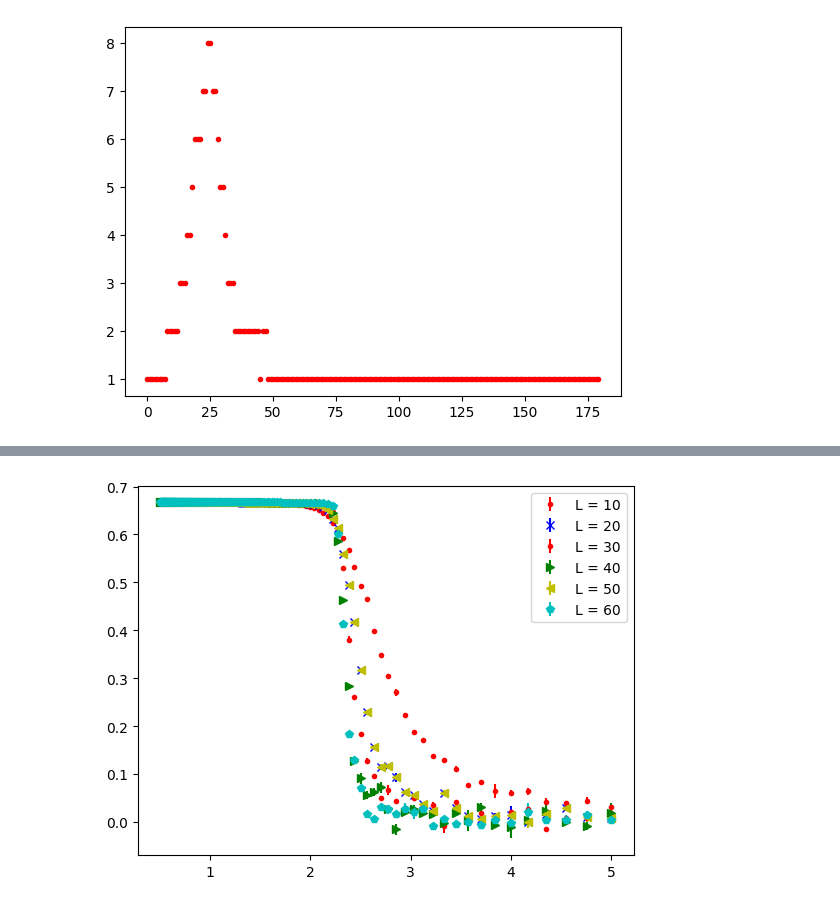
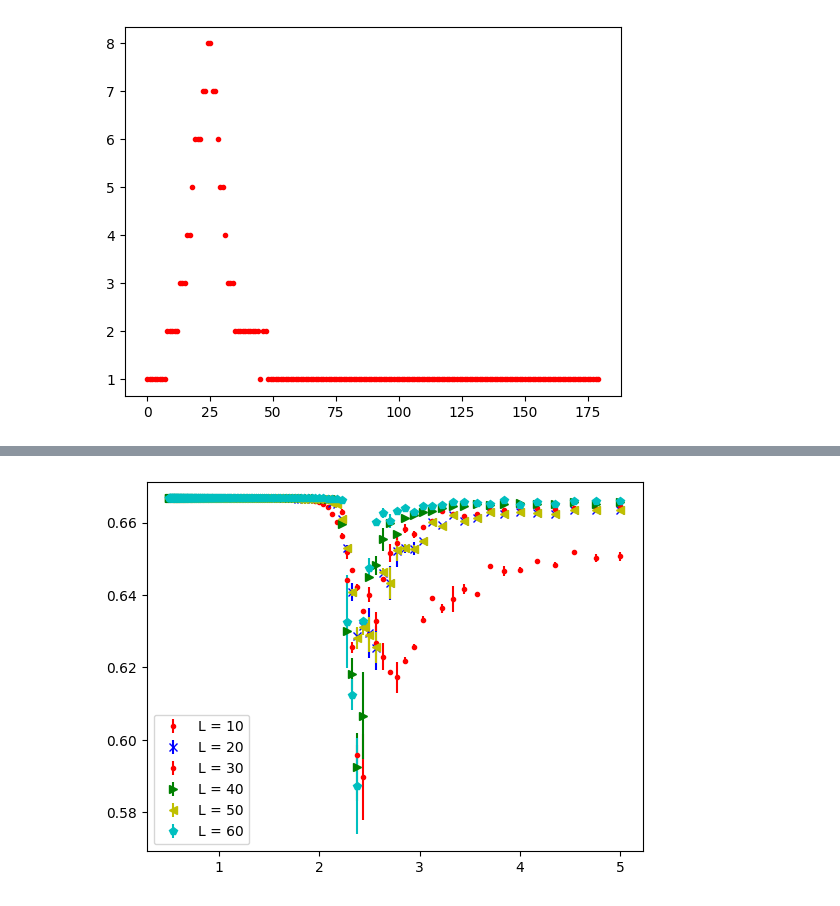
Before and after one commit to jenishadhikari221/Bachelorarbeit, a Jupyter notebook: main/auto_corr_Binder.ipynb, the cells around one changed output, grey strips where cells are left out. Cells and saved outputs as stored; diff of their text form; code cells hidden in the pictures.

```diff
--- a/main/auto_corr_Binder.ipynb
+++ b/main/auto_corr_Binder.ipynb
@@ -186,37 +75,16 @@ plt.show()
 # %%
-def binder_cum_plot(spin_simulation,color='r',format='.',boot_length=None,label=None):
-    temp_dim = spin_simulation.shape[1]
-    new_array = np.array([])
-    for i in range(temp_dim):
-        x_achse = 1/spin_simulation[0,i]
-        new_data = spin_simulation[1:,i]
-        y_data = binder_cummulanten(new_data)
-        binder_error = np.array([])
-        for _ in range(boot_length):
-            binder_error = np.append(binder_error,binder_cummulanten(bootstrap_data(new_data)))
-
-        new_array = np.append(new_array,y_data)
-        y_err = np.std(binder_error)
-        if(i<(temp_dim-1)):
-            plt.errorbar(x_achse,y_data,yerr=y_err,c=color,fmt=format)
-
-        else:
-            plt.errorbar(x_achse,y_data,yerr=y_err,c=color,fmt=format,label=label)
-
-    return new_array
-
 length = 2
-L_1 = binder_cum_plot(spin_simulation_1,boot_length=length,color='r',format='.',label="L = 10")
-L_2 = binder_cum_plot(spin_simulation_2,boot_length=length,color='b',format='x',label="L = 20")
-L_3 = binder_cum_plot(spin_simulation_3,boot_length=length,color='r',format='.',label="L = 30")
-L_4 = binder_cum_plot(spin_simulation_4,boot_length=length,color='g',format='>',label="L = 40")
-L_5 = binder_cum_plot(spin_simulation_2,boot_length=length,color='y',format='<',label="L = 50")
-L_6 = binder_cum_plot(spin_simulation_6,boot_length=length,color='c',format='p',label="L = 60")
+L_1 = binder_cum_plot_same_length(spin_simulation_1,boot_length=length,color='r',format='.',label="L = 10")
+L_2 = binder_cum_plot_same_length(spin_simulation_2,boot_length=length,color='b',format='x',label="L = 20")
+L_3 = binder_cum_plot_same_length(spin_simulation_3,boot_length=length,color='r',format='.',label="L = 30")
+L_4 = binder_cum_plot_same_length(spin_simulation_4,boot_length=length,color='g',format='>',label="L = 40")
+L_5 = binder_cum_plot_same_length(spin_simulation_2,boot_length=length,color='y',format='<',label="L = 50")
+L_6 = binder_cum_plot_same_length(spin_simulation_6,boot_length=length,color='c',format='p',label="L = 60")
 
 plt.legend()
 plt.show()
 # %% [output]
-[figure, old version]
+[figure, new version]
 # %%
 L = spin_simulation_1[0,:]
 plt.plot(1/L,L_1,'.--',color='r',label="L = 10")
```
Also changed, not shown: parts of 20 cells of this notebook, 2 other files.
